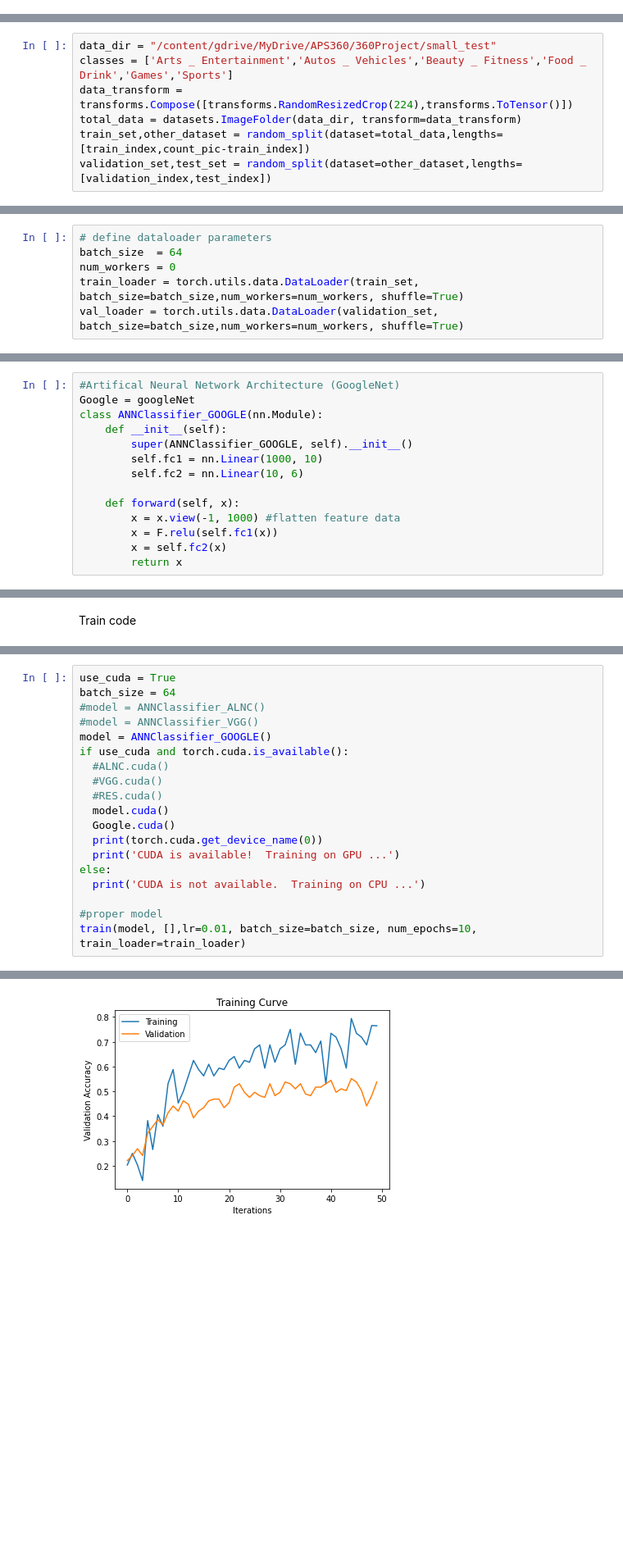
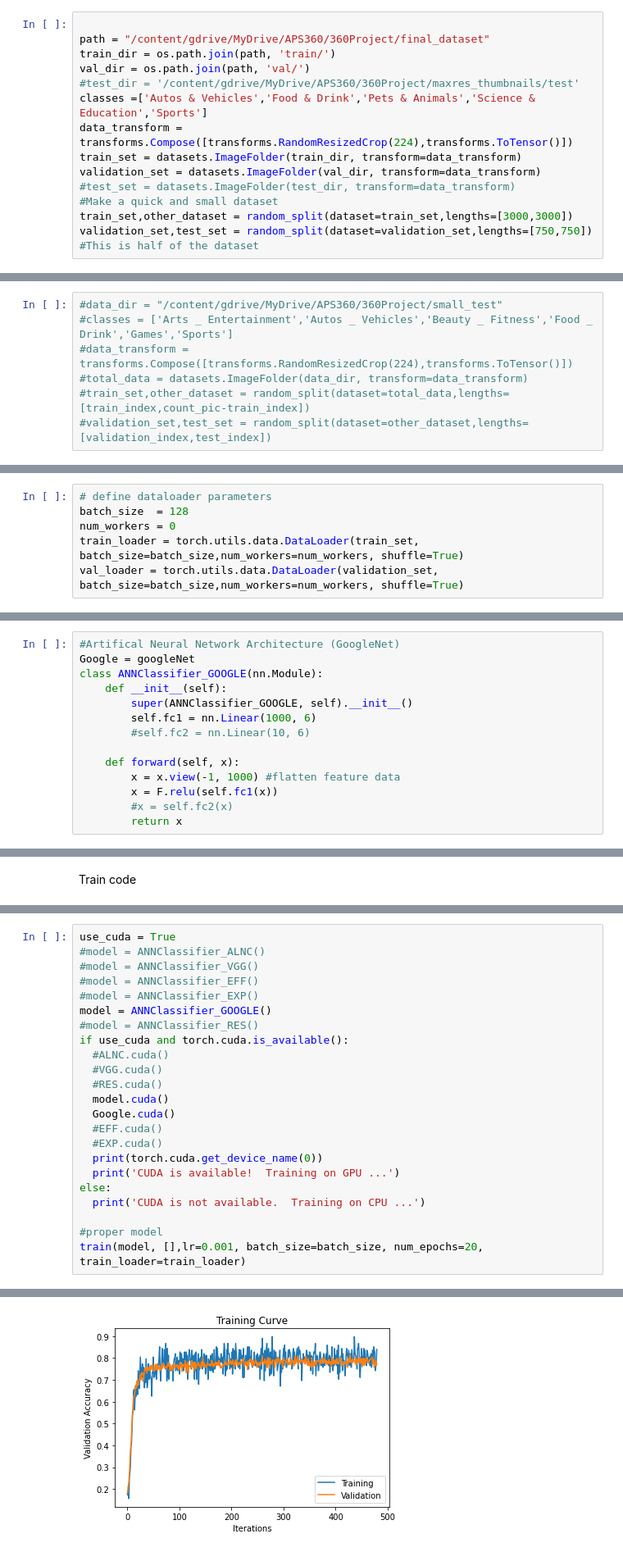
Before and after one commit to LLzcm/APS360-project, a Jupyter notebook: 360Project_model.ipynb, the cells around one changed output, grey strips where cells are left out. Shown at 82% size. Saved outputs shown, nothing was run; the diff lists cells and outputs as text; blank space fills up the shorter version.

Commit message:
Update 360Project_model.ipynb
The model code based on full dataset

```diff
--- a/360Project_model.ipynb
+++ b/360Project_model.ipynb
@@ -14,6 +15,20 @@ torch.manual_seed(0)
 # %% [output]
 Mounted at /content/gdrive
 <torch._C.Generator at 0x...>
+# %%
+
+path = "/content/gdrive/MyDrive/APS360/360Project/final_dataset"
+train_dir = os.path.join(path, 'train/')
+val_dir = os.path.join(path, 'val/')
+#test_dir = '/content/gdrive/MyDrive/APS360/360Project/maxres_thumbnails/test'
+classes =['Autos & Vehicles','Food & Drink','Pets & Animals','Science & Education','Sports']
+data_transform = transforms.Compose([transforms.RandomResizedCrop(224),transforms.ToTensor()])
+train_set = datasets.ImageFolder(train_dir, transform=data_transform)
+validation_set = datasets.ImageFolder(val_dir, transform=data_transform)
+#test_set = datasets.ImageFolder(test_dir, transform=data_transform)
+#Make a quick and small dataset
+train_set,other_dataset = random_split(dataset=train_set,lengths=[3000,3000])
+validation_set,test_set = random_split(dataset=validation_set,lengths=[750,750]) #This is half of the dataset
 # %%
 #Take in data
 # Train : Validation : Test = 2:1:1
@@ -28,10 +43,10 @@ test_index = count_pic - train_index - validation_index
 # %%
-data_dir = "/content/gdrive/MyDrive/APS360/360Project/small_test"
-classes = ['Arts _ Entertainment','Autos _ Vehicles','Beauty _ Fitness','Food _ Drink','Games','Sports']
-data_transform = transforms.Compose([transforms.RandomResizedCrop(224),transforms.ToTensor()])
-total_data = datasets.ImageFolder(data_dir, transform=data_transform)
-train_set,other_dataset = random_split(dataset=total_data,lengths=[train_index,count_pic-train_index])
-validation_set,test_set = random_split(dataset=other_dataset,lengths=[validation_index,test_index])
+#data_dir = "/content/gdrive/MyDrive/APS360/360Project/small_test"
+#classes = ['Arts _ Entertainment','Autos _ Vehicles','Beauty _ Fitness','Food _ Drink','Games','Sports']
+#data_transform = transforms.Compose([transforms.RandomResizedCrop(224),transforms.ToTensor()])
+#total_data = datasets.ImageFolder(data_dir, transform=data_transform)
+#train_set,other_dataset = random_split(dataset=total_data,lengths=[train_index,count_pic-train_index])
+#validation_set,test_set = random_split(dataset=other_dataset,lengths=[validation_index,test_index])
 # %%
 print('Num training images: ', len(train_set))
 print('Num validation images: ', len(validation_set))
@@ -43,6 +57,6 @@ Num test images:  145
 # %%
 # define dataloader parameters
-batch_size  = 64
+batch_size  = 128
 num_workers = 0
 train_loader = torch.utils.data.DataLoader(train_set, batch_size=batch_size,num_workers=num_workers, shuffle=True)
 val_loader = torch.utils.data.DataLoader(validation_set, batch_size=batch_size,num_workers=num_workers, shuffle=True)
@@ -171,11 +200,11 @@ Google = googleNet
 class ANNClassifier_GOOGLE(nn.Module):
     def __init__(self):
         super(ANNClassifier_GOOGLE, self).__init__()
-        self.fc1 = nn.Linear(1000, 10)
-        self.fc2 = nn.Linear(10, 6)
+        self.fc1 = nn.Linear(1000, 6)
+        #self.fc2 = nn.Linear(10, 6)
 
     def forward(self, x):
         x = x.view(-1, 1000) #flatten feature data
         x = F.relu(self.fc1(x))
-        x = self.fc2(x)
+        #x = self.fc2(x)
         return x
@@ -289,22 +361,26 @@ def train(model, data, lr,batch_size=20, num_epochs=1,train_loader=train_loader)
 # %%
 use_cuda = True
-batch_size = 64
 #model = ANNClassifier_ALNC()
 #model = ANNClassifier_VGG()
+#model = ANNClassifier_EFF()
+#model = ANNClassifier_EXP()
 model = ANNClassifier_GOOGLE()
+#model = ANNClassifier_RES()
 if use_cuda and torch.cuda.is_available():
   #ALNC.cuda()
   #VGG.cuda()
   #RES.cuda()
   model.cuda()
   Google.cuda()
+  #EFF.cuda()
+  #EXP.cuda()
   print(torch.cuda.get_device_name(0))
   print('CUDA is available!  Training on GPU ...')
 else:
   print('CUDA is not available.  Training on CPU ...')
 
 #proper model
-train(model, [],lr=0.01, batch_size=batch_size, num_epochs=10, train_loader=train_loader)
+train(model, [],lr=0.001, batch_size=batch_size, num_epochs=20, train_loader=train_loader)
 # %% [output]
 Tesla T4
 CUDA is available!  Training on GPU ...
@@ -327 +403 @@ Epoch 9 Finished.  Time per Epoch:   8.23 s
-[figure, old version]
+[figure, new version]
```
Also changed, not shown: parts of 20 cells of this notebook.
